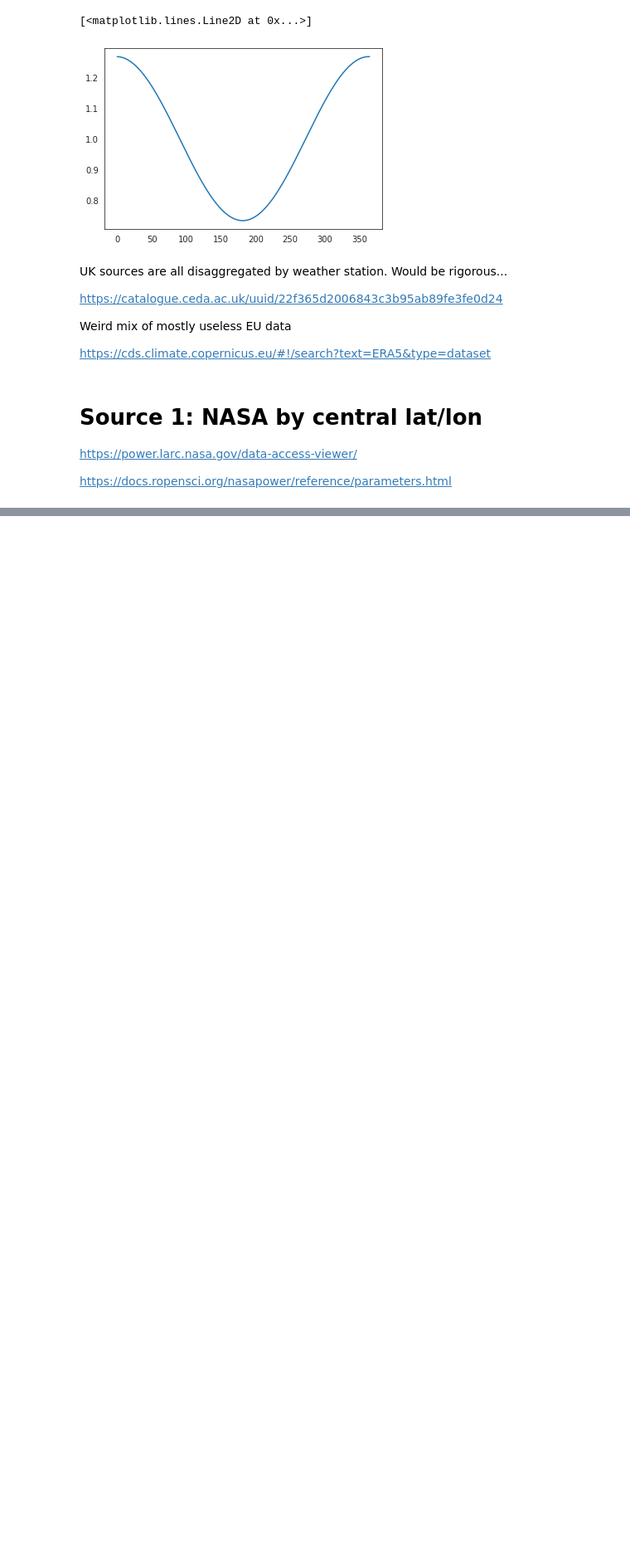
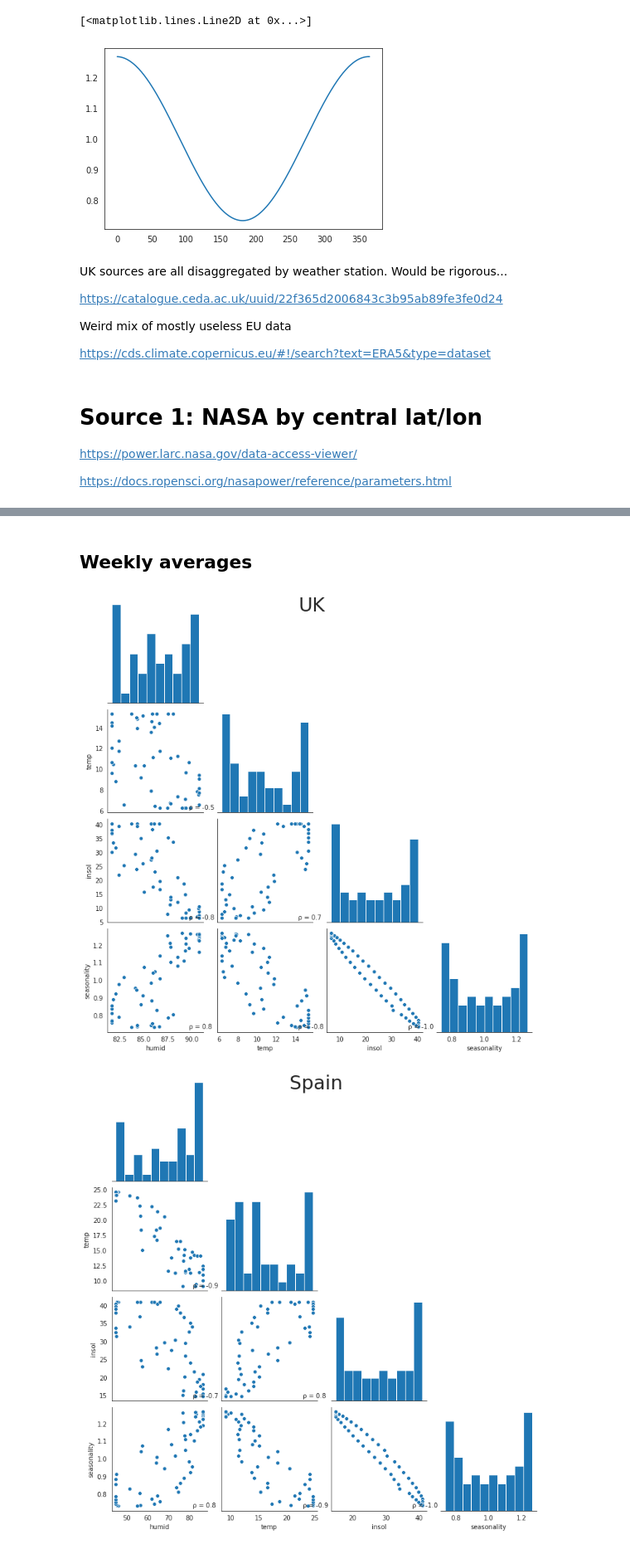
Before and after one commit to g-leech/season-corrs, a Jupyter notebook: seasonality_components_corr.ipynb, the cells around one changed output, grey strips where cells are left out. Shown at 83% size. Drawn from its saved outputs; the diff is of its cells as text; code cells hidden in the pictures; blank space fills up the shorter version.

```diff
--- a/seasonality_components_corr.ipynb
+++ b/seasonality_components_corr.ipynb
@@ -99,0 +174,56 @@ pairplot_POWER(it, "Italy")
+# %% [markdown]
+## Weekly averages
+# %%
+def winsor(means, col) :
+    l = means[col].quantile(0.1)
+    u = means[col].quantile(0.9)
+    means[col] = means[col].clip(lower=l, upper=u)
+
+    return means
+
+def pairplot_POWER_rolling(path, c, window_len=1) :
+    cdf = pd.read_csv(path, skiprows=range(13))
+    cdf.columns = ["LAT", "LON", "YEAR", "DOY", "humid", "temp", "insol", "infrared"]
+    cdf = cdf.drop("infrared", axis=1)
+    means = cdf.groupby(["YEAR", "DOY"]).mean()
+    means["seasonality"] = sinus
+
+    rs = means.reset_index()
+
+    rs["Date"] = rs["DOY"].apply(lambda row : datetime.datetime(2020, 1, 1) + datetime.timedelta(days=row - 1))
+    rs = rs.drop(["YEAR", "DOY"], axis=1)
+    rs['Date'] = rs['Date'] - pd.to_timedelta(window_len, unit='d')
+    means = rs.groupby(pd.Grouper(key='Date', freq='W-MON')) \
+       .mean() \
+       .reset_index() \
+       .sort_values('Date')
+
+    means = winsor(means, "insol")
+    means = winsor(means, "temp")
+    means = winsor(means, "humid")
+
+    g = sns.pairplot(means.drop(["LAT", "LON"], axis=1), corner=True)#, plot_kws={'alpha':0.4})
+    g.fig.suptitle(c, y=1, fontsize=30)
+    g.map_lower(corrfunc)
+
+
+uk = "data/POWER_Regional_Daily_20200101_20201231_e1f88e04_uk.csv"
+pairplot_POWER_rolling(uk, "UK", window_len=7)
+
+spain = "data/POWER_Regional_Daily_20200101_20201231_3f52643a_es.csv"
+pairplot_POWER_rolling(spain, "Spain", window_len=7)
+
+de = "data/POWER_Regional_Daily_20200101_20201231_69b95207_de.csv"
+pairplot_POWER_rolling(de, "Germany", window_len=7)
+
+cz = "data/POWER_Regional_Daily_20200101_20201231_c30935a3_cz.csv"
+pairplot_POWER_rolling(cz, "Czechia", window_len=7)
+
+pl = "data/POWER_Regional_Daily_20200101_20201231_744d742f_pl.csv"
+pairplot_POWER_rolling(pl, "Poland", window_len=7)
+
+it = "data/POWER_Regional_Daily_20200101_20201231_e3d574bd_it.csv"
+pairplot_POWER_rolling(it, "Italy", window_len=7)
+# %% [output]
+[figure, added]
+[figure, added]
```
Also changed, not shown: parts of 8 cells of this notebook.
